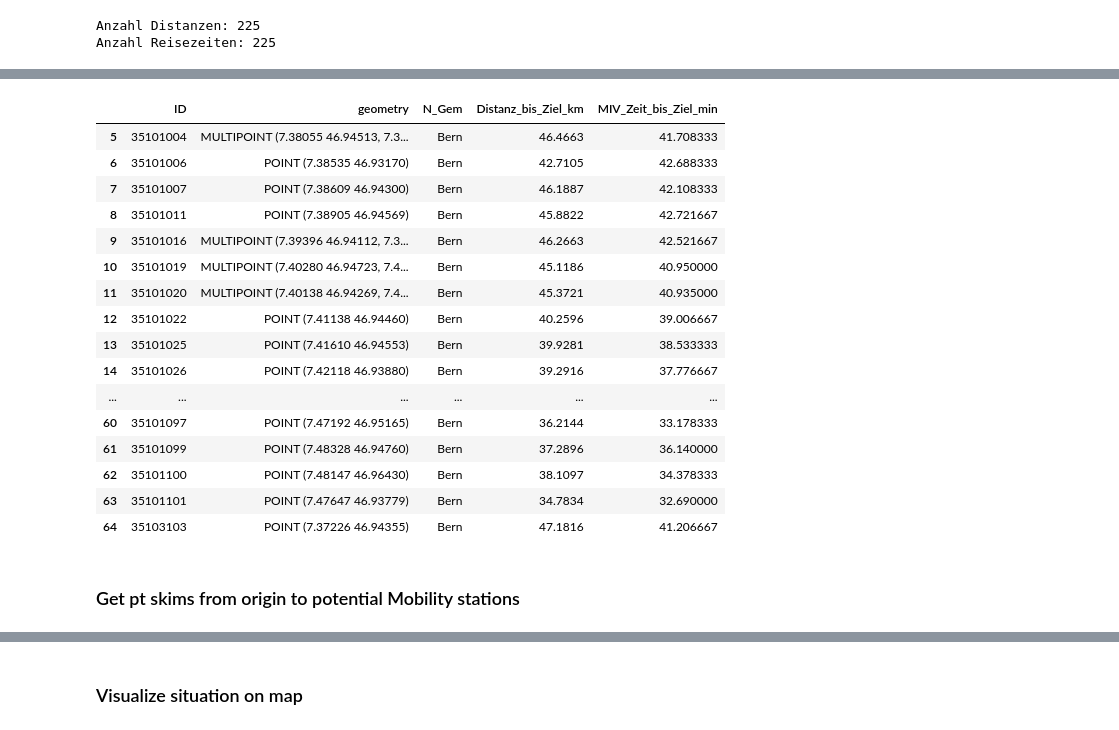
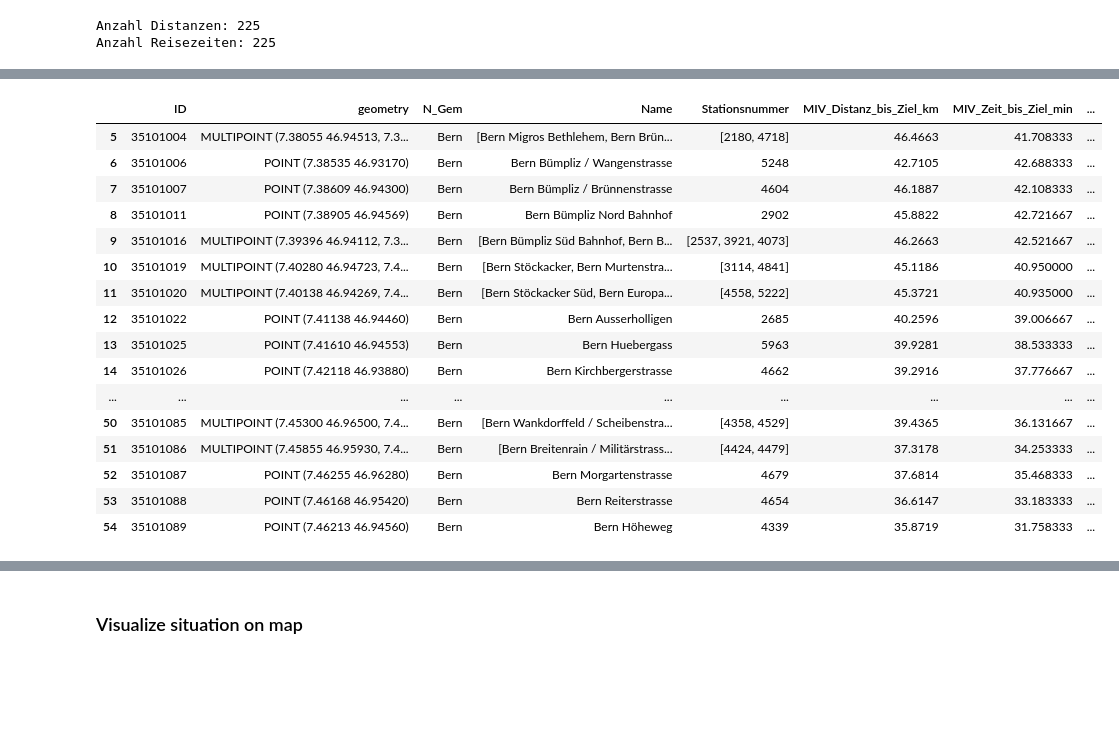
Before and after one commit to jlieberherr/mobility-station-finder, a Jupyter notebook: mobility-station-finder.ipynb, the cells around one changed output, grey strips where cells are left out. Cells and saved outputs as stored; diff of their text form; code cells hidden in the pictures; blank space fills up the shorter version.

```diff
--- a/mobility-station-finder.ipynb
+++ b/mobility-station-finder.ipynb
@@ -240,6 +260,6 @@ pd_distances["MIV_Distanz_bis_Ziel_km"] = pd_distances["MIV_Distanz_bis_Ziel_km"
 pd_durations= pd.DataFrame(list(road_durations_from_npvm_zones_with_potential_mobility_station_to_dest_per_npvm_zone_id.items()), columns=["ID", "MIV_Zeit_bis_Ziel_min"])
 pd_durations["MIV_Zeit_bis_Ziel_min"] = pd_durations["MIV_Zeit_bis_Ziel_min"] / 60.0
 
-gdf_npvm_zones_with_potential_mobility_station_distance_duration_to_orig = pd.merge(gdf_npvm_zones_with_potential_mobility_station, pd_dist, on=["ID"])
-gdf_npvm_zones_with_potential_mobility_station_distance_duration_to_orig = pd.merge(gdf_npvm_zones_with_potential_mobility_station_distance_duration_to_orig, pd_durations, on=["ID"])
+gdf_npvm_zones_with_potential_mobility_station_with_data = pd.merge(gdf_npvm_zones_with_potential_mobility_station, pd_distances, on=["ID"])
+gdf_npvm_zones_with_potential_mobility_station_with_data = pd.merge(gdf_npvm_zones_with_potential_mobility_station_with_data, pd_durations, on=["ID"])
 # %%
@@ -253,0 +276,10 @@ gdf_npvm_zones_with_potential_mobility_station_distance_duration_to_orig.head()
+# %%
+zone_ids_list = [x.item() for x in gdf_npvm_zones_with_potential_mobility_station[["ID"]].values]
+jrta_list = [(x, get_jrta(orig_zone_id, x)) for x in zone_ids_list]
+ntr_list = [(x, get_ntr(orig_zone_id, x)) for x in zone_ids_list]
+# %%
+pd_jrtas = pd.DataFrame(jrta_list, columns=["ID", "OEV_JRTA_von_Start_min"])
+pd_ntrs = pd.DataFrame(ntr_list, columns=["ID", "OEV_NTR_von_Start"])
+# %%
+gdf_npvm_zones_with_potential_mobility_station_with_data = pd.merge(gdf_npvm_zones_with_potential_mobility_station_with_data, pd_jrtas, on=["ID"])
+gdf_npvm_zones_with_potential_mobility_station_with_data = pd.merge(gdf_npvm_zones_with_potential_mobility_station_with_data, pd_ntrs, on=["ID"])
@@ -273,22 +318,20 @@ gdf_npvm_zones_with_potential_mobility_station_distance_duration_to_orig[gdf_npv
 # %%
-gdf_npvm_zones_with_potential_mobility_station_distance_duration_to_orig[gdf_npvm_zones_with_potential_mobility_station_distance_duration_to_orig.N_Gem == "Bern"]
+gdf_npvm_zones_with_potential_mobility_station_with_data[gdf_npvm_zones_with_potential_mobility_station_with_data.N_Gem == "Bern"].head(50)
 # %% [output]
-|  | ID | geometry | N_Gem | Distanz_bis_Ziel_km | MIV_Zeit_bis_Ziel_min |
-| 5 | 35101004 | MULTIPOINT (7.38055 46.94513, 7.3... | Bern | 46.4663 | 41.708333 |
-| 6 | 35101006 | POINT (7.38535 46.93170) | Bern | 42.7105 | 42.688333 |
-| 7 | 35101007 | POINT (7.38609 46.94300) | Bern | 46.1887 | 42.108333 |
-| 8 | 35101011 | POINT (7.38905 46.94569) | Bern | 45.8822 | 42.721667 |
-| 9 | 35101016 | MULTIPOINT (7.39396 46.94112, 7.3... | Bern | 46.2663 | 42.521667 |
-| 10 | 35101019 | MULTIPOINT (7.40280 46.94723, 7.4... | Bern | 45.1186 | 40.950000 |
-| 11 | 35101020 | MULTIPOINT (7.40138 46.94269, 7.4... | Bern | 45.3721 | 40.935000 |
-| 12 | 35101022 | POINT (7.41138 46.94460) | Bern | 40.2596 | 39.006667 |
-| 13 | 35101025 | POINT (7.41610 46.94553) | Bern | 39.9281 | 38.533333 |
-| 14 | 35101026 | POINT (7.42118 46.93880) | Bern | 39.2916 | 37.776667 |
-| ... | ... | ... | ... | ... | ... |
-| 60 | 35101097 | POINT (7.47192 46.95165) | Bern | 36.2144 | 33.178333 |
-| 61 | 35101099 | POINT (7.48328 46.94760) | Bern | 37.2896 | 36.140000 |
-| 62 | 35101100 | POINT (7.48147 46.96430) | Bern | 38.1097 | 34.378333 |
-| 63 | 35101101 | POINT (7.47647 46.93779) | Bern | 34.7834 | 32.690000 |
-| 64 | 35103103 | POINT (7.37226 46.94355) | Bern | 47.1816 | 41.206667 |
+|  | ID | geometry | N_Gem | Name | Stationsnummer | MIV_Distanz_bis_Ziel_km | MIV_Zeit_bis_Ziel_min | ... |
+| 5 | 35101004 | MULTIPOINT (7.38055 46.94513, 7.3... | Bern | [Bern Migros Bethlehem, Bern Brün... | [2180, 4718] | 46.4663 | 41.708333 | ... |
+| 6 | 35101006 | POINT (7.38535 46.93170) | Bern | Bern Bümpliz / Wangenstrasse | 5248 | 42.7105 | 42.688333 | ... |
+| 7 | 35101007 | POINT (7.38609 46.94300) | Bern | Bern Bümpliz / Brünnenstrasse | 4604 | 46.1887 | 42.108333 | ... |
+| 8 | 35101011 | POINT (7.38905 46.94569) | Bern | Bern Bümpliz Nord Bahnhof | 2902 | 45.8822 | 42.721667 | ... |
+| 9 | 35101016 | MULTIPOINT (7.39396 46.94112, 7.3... | Bern | [Bern Bümpliz Süd Bahnhof, Bern B... | [2537, 3921, 4073] | 46.2663 | 42.521667 | ... |
+| 10 | 35101019 | MULTIPOINT (7.40280 46.94723, 7.4... | Bern | [Bern Stöckacker, Bern Murtenstra... | [3114, 4841] | 45.1186 | 40.950000 | ... |
+| 11 | 35101020 | MULTIPOINT (7.40138 46.94269, 7.4... | Bern | [Bern Stöckacker Süd, Bern Europa... | [4558, 5222] | 45.3721 | 40.935000 | ... |
+| 12 | 35101022 | POINT (7.41138 46.94460) | Bern | Bern Ausserholligen | 2685 | 40.2596 | 39.006667 | ... |
+| 13 | 35101025 | POINT (7.41610 46.94553) | Bern | Bern Huebergass | 5963 | 39.9281 | 38.533333 | ... |
+| 14 | 35101026 | POINT (7.42118 46.93880) | Bern | Bern Kirchbergerstrasse | 4662 | 39.2916 | 37.776667 | ... |
+| ... | ... | ... | ... | ... | ... | ... | ... | ... |
+| 50 | 35101085 | MULTIPOINT (7.45300 46.96500, 7.4... | Bern | [Bern Wankdorffeld / Scheibenstra... | [4358, 4529] | 39.4365 | 36.131667 | ... |
+| 51 | 35101086 | MULTIPOINT (7.45855 46.95930, 7.4... | Bern | [Bern Breitenrain / Militärstrass... | [4424, 4479] | 37.3178 | 34.253333 | ... |
+| 52 | 35101087 | POINT (7.46255 46.96280) | Bern | Bern Morgartenstrasse | 4679 | 37.6814 | 35.468333 | ... |
+| 53 | 35101088 | POINT (7.46168 46.95420) | Bern | Bern Reiterstrasse | 4654 | 36.6147 | 33.183333 | ... |
+| 54 | 35101089 | POINT (7.46213 46.94560) | Bern | Bern Höheweg | 4339 | 35.8719 | 31.758333 | ... |
-# %% [markdown]
-### Get pt skims from origin to potential Mobility stations
```
Also changed, not shown: parts of 30 cells of this notebook.
